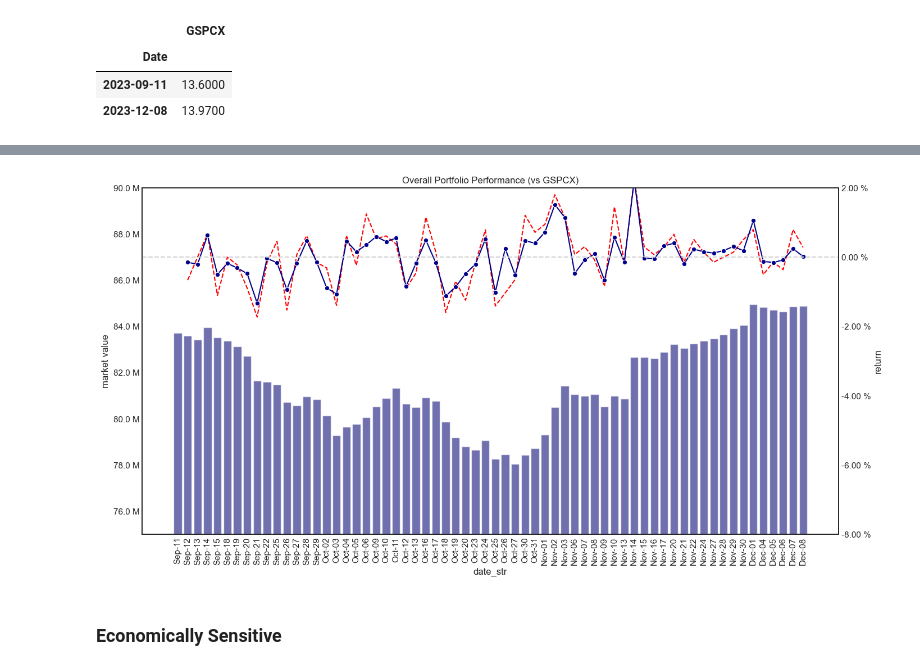
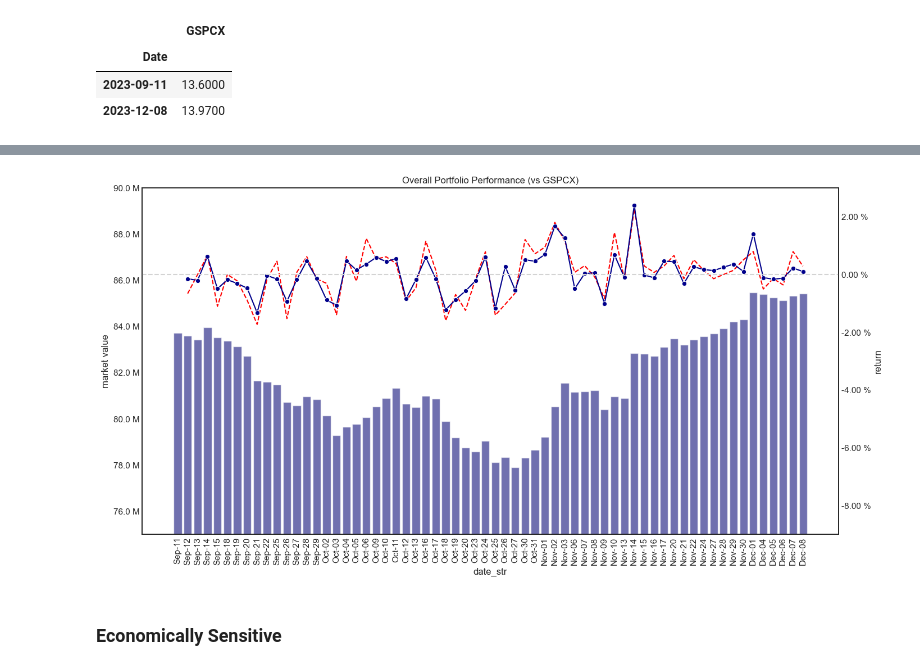
Before and after one commit to dsimband/DATA618, a Jupyter notebook: w15/DATA618_W15_Portfolio.ipynb, the cells around one changed output, grey strips where cells are left out. Saved outputs shown, nothing was run; the diff lists cells and outputs as text; code cells hidden in the pictures.

```diff
--- a/w15/DATA618_W15_Portfolio.ipynb
+++ b/w15/DATA618_W15_Portfolio.ipynb
@@ -271,0 +268,6 @@ l_df:  (35, 3)
+# %%
+m_df = portValue_df.copy()
+m_df.reset_index(inplace=True)
+m_df = m_df.melt(id_vars=['Date'])
+m_df.columns = ['Date','Ticker','Value']
+m_df.head()
@@ -272,7 +322,7 @@ l_df:  (35, 3)
 # %%
-merge_df = m_df.merge(l_df, how='outer', left_on='Ticker', right_on='Ticker').merge(shares_df,how='outer' ,left_on='Ticker', right_on='Ticker')
-merge_df['share_value'] = merge_df['Price'] * merge_df['Shares']
-merge_df['pct_share_value'] = merge_df.groupby(['Ticker'])[['share_value']].pct_change()
+merge_df = m_df.merge(l_df, how='outer', left_on='Ticker', right_on='Ticker') #.merge(shares_df,how='outer' ,left_on='Ticker', right_on='Ticker')
+#merge_df['share_value'] = merge_df['Price'] * merge_df['Shares']
+merge_df['pct_share_value'] = merge_df.groupby(['Ticker'])[['Value']].pct_change()
 
 print('merge_df: ',merge_df.shape)
 # %% [output]
@@ -322,6 +372,6 @@ _p = sns.heatmap(m_df.corr().round(2),
 # %%
-folioValue_df = merge_df.groupby(['Date'])[['share_value']].sum().reset_index()
-folioValue_df['pct_change'] = folioValue_df['share_value'].pct_change()
+totalValue_df = merge_df.groupby(['Date'])[['Value']].sum().reset_index()
+totalValue_df['pct_change'] = totalValue_df['Value'].pct_change()
 
-print('folioValue_df: ',folioValue_df.shape)
+print('totalValue_df: ',totalValue_df.shape)
 # %% [output]
@@ -399,7 +429,7 @@ Benchmark Return:  [0.02720587]
 | 2023-09-11 | 13.6000 |
 | 2023-12-08 | 13.9700 |
 # %%
-m1_df = folioValue_df.merge(benchPercent_df, how='outer', left_on='Date', right_on='Date')
+m1_df = totalValue_df.merge(benchPercent_df, how='outer', left_on='Date', right_on='Date')
 m1_df['date_str'] = m1_df['Date'].dt.strftime('%b-%d')
 m1_df.head()
 # %% [output]
@@ -434,31 +464,31 @@ ax.set(title='Portfolio Performance (vs GSPCX)');
 # %%
 fig, ax1 = plt.subplots(figsize=(16,8))
 
-sns.barplot(data = m1_df, x='date_str', y='share_value', alpha=0.60, color='darkblue',  ax=ax1)
+sns.barplot(data = m1_df, x='date_str', y='Value', alpha=0.60, color='darkblue',  ax=ax1)
 ax2 = ax1.twinx()
 sns.lineplot(color='red' , linestyle="dashed" ,sort=False, data = m1_df, x='date_str',y ='GSPCX',dashes=True, ax=ax2)
 sns.lineplot(color='darkblue' , marker='o' ,sort=False, data = m1_df, x='date_str', y='pct_change',ax=ax2)
 
 
 ax1.set_ylim(75000000, 90000000)
-ax2.set_ylim(-.08, 0.02)
+ax2.set_ylim(-.09, 0.03)
 
 ax1.tick_params(axis='x', labelrotation=90)
 xticks = xticks = m1_df['date_str'].tolist()
-#ax1.set_xticklabels([pd.to_datetime(tm, unit='d').strftime('%b-%d') for tm in xticks])
+#ax1.set_xticklabels([pd.to_datetime(tm, unit='w').strftime('%b-%d') for tm in xticks])
 ax1.set_yticklabels(['{:,.1f}'.format(y) + ' M' for y in ax1.get_yticks()/1000000])
 ax2.set_yticklabels(['{:,.2f}'.format(y) + ' %' for y in ax2.get_yticks()*100])
 
 plt.axhline(y=0, linestyle="dashed", color='lightgray')
 
 # annotations
 ax2.set_title('Overall Portfolio Performance (vs GSPCX)')
 ax2.set(xlabel='month', ylabel='return')
 ax1.set(ylabel='market value')
 
 plt.show()
 # %% [output]
-[figure, old version]
+[figure, new version]
 # %% [markdown]
 ### Economically Sensitive
 # %%
```
Also changed, not shown: parts of 88 cells of this notebook, 2 other files.
